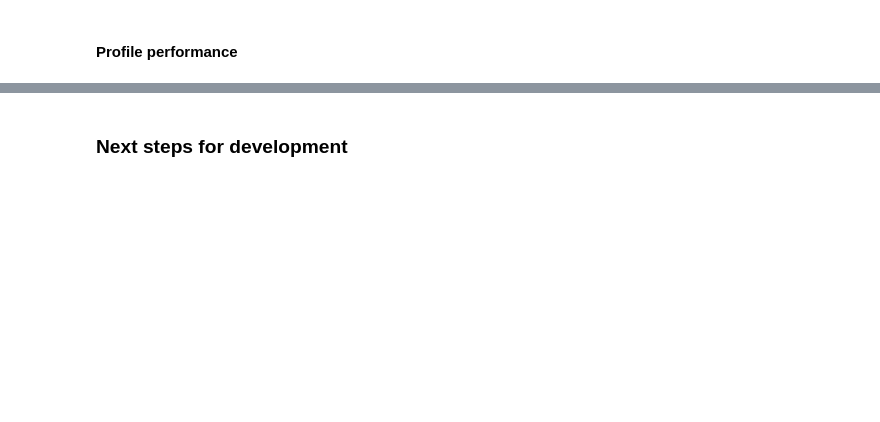
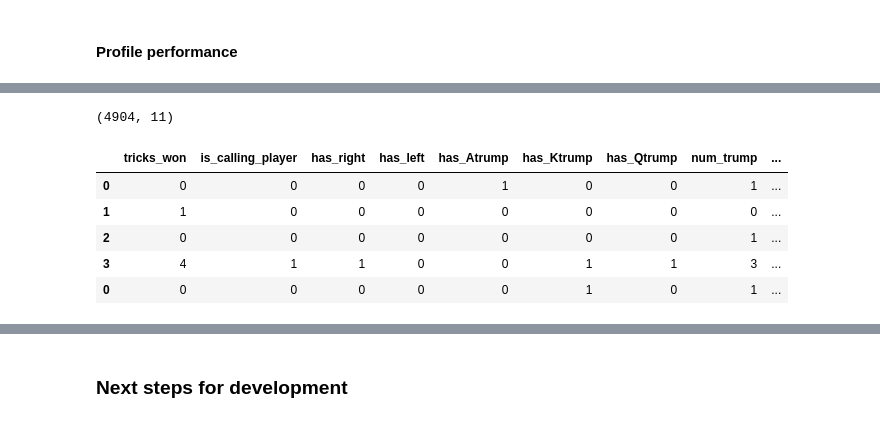
Before and after one commit to jeremypmobley/nonsense, a Jupyter notebook: euchre/euchre_dev.ipynb, the cells around one changed output, grey strips where cells are left out. Drawn from its saved outputs; the diff is of its cells as text; code cells hidden in the pictures; blank space fills up the shorter version.

```diff
--- a/euchre/euchre_dev.ipynb
+++ b/euchre/euchre_dev.ipynb
@@ -468,0 +553,13 @@ all_hand_results[0][0]
+# %%
+all_hand_results_df.shape
+# %% [output]
+(4904, 11)
+# %%
+all_hand_results_df.head()
+# %% [output]
+|  | tricks_won | is_calling_player | has_right | has_left | has_Atrump | has_Ktrump | has_Qtrump | num_trump | ... |
+| 0 | 0 | 0 | 0 | 0 | 1 | 0 | 0 | 1 | ... |
+| 1 | 1 | 0 | 0 | 0 | 0 | 0 | 0 | 0 | ... |
+| 2 | 0 | 0 | 0 | 0 | 0 | 0 | 0 | 1 | ... |
+| 3 | 4 | 1 | 1 | 0 | 0 | 1 | 1 | 3 | ... |
+| 0 | 0 | 0 | 0 | 0 | 0 | 1 | 0 | 1 | ... |
```
Also changed, not shown: parts of 66 cells of this notebook, 1 other file.
